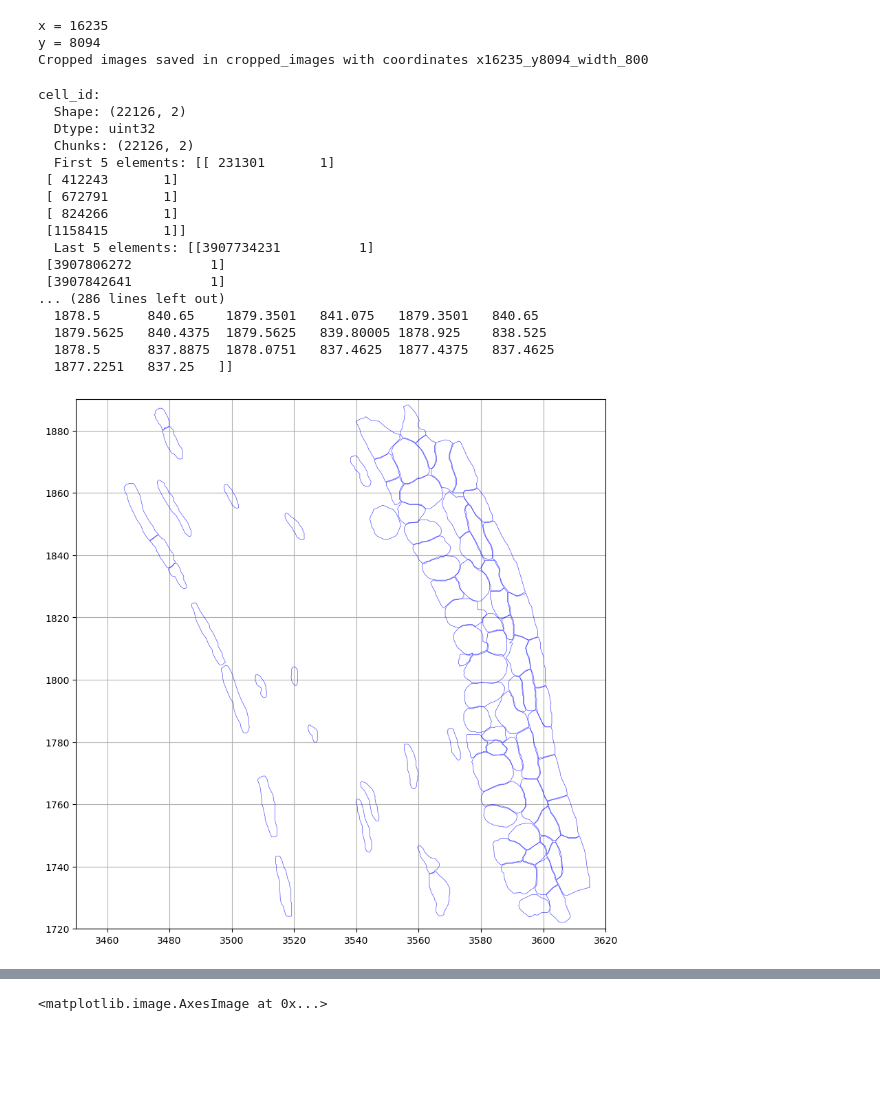
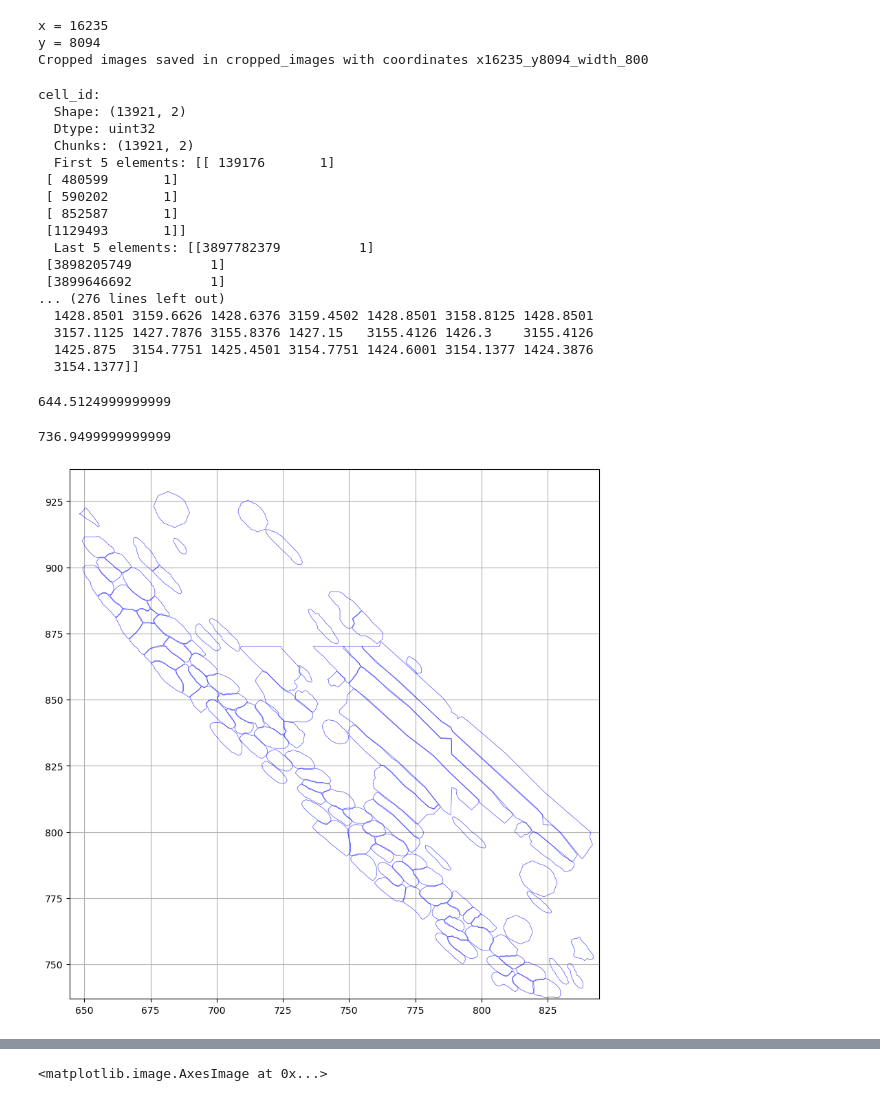
Before and after one commit to xiwang3236/SpatialOmics_cellpose, a Jupyter notebook: utils/crop_region_and_calculate_IOU.ipynb, the cells around one changed output, grey strips where cells are left out. Saved outputs shown, nothing was run; the diff lists cells and outputs as text; code cells hidden in the pictures; blank space fills up the shorter version.

```diff
--- a/utils/crop_region_and_calculate_IOU.ipynb
+++ b/utils/crop_region_and_calculate_IOU.ipynb
@@ -65,7 +65,7 @@ def open_zarr(path: str) -> zarr.Group:
     )
     return zarr.group(store=store)
 
-root = open_zarr("D:/drive/OneDrive - Case Western Reserve University/FILE/RESEARCH/Xenium_outputs/XeniumCornea/output-XETG00245__0034188__1782od__20240613__195055/cells.zarr.zip")
+root = open_zarr("G:\Alexis_data\Project\SpatialOmics_cellpose\data5k\output-XETG00245__0041374__Section_1_1886OD__20250326__175738\cells.zarr.zip")
 # Create cell and nucleus segmentation mask np array objects to read or modify
 cellseg_mask = np.array(root["masks"][1])
 nucseg_mask = np.array(root["masks"][0])
@@ -90,22 +90,30 @@ def print_zarr_contents(group, indent=""):
 print_zarr_contents(root)
 # %% [output]
 cell_id:
-  Shape: (22126, 2)
+  Shape: (13921, 2)
   Dtype: uint32
-  Chunks: (22126, 2)
-  First 5 elements: [[ 231301       1]
- [ 412243       1]
- [ 672791       1]
- [ 824266       1]
- [1158415       1]]
-  Last 5 elements: [[3907734231          1]
- [3907806272          1]
- [3907842641          1]
-... (286 lines left out)
-  1878.5      840.65    1879.3501   841.075   1879.3501   840.65
-  1879.5625   840.4375  1879.5625   839.80005 1878.925    838.525
-  1878.5      837.8875  1878.0751   837.4625  1877.4375   837.4625
-  1877.2251   837.25   ]]
+  Chunks: (13921, 2)
+  First 5 elements: [[ 139176       1]
+ [ 480599       1]
+ [ 590202       1]
+ [ 852587       1]
+ [1129493       1]]
+  Last 5 elements: [[3897782379          1]
+ [3898205749          1]
+ [3899646692          1]
+... (276 lines left out)
+  1428.8501 3159.6626 1428.6376 3159.4502 1428.8501 3158.8125 1428.8501
+  3157.1125 1427.7876 3155.8376 1427.15   3155.4126 1426.3    3155.4126
+  1425.875  3154.7751 1425.4501 3154.7751 1424.6001 3154.1377 1424.3876
+  3154.1377]]
+# %%
+3033*0.2125
+# %% [output]
+644.5124999999999
+# %%
+3468*0.2125
+# %% [output]
+736.9499999999999
 # %%
 # Show the plot of select region of polygons
 import numpy as np
@@ -119,12 +127,12 @@ polygon_set = root['polygon_sets']['1']
 num_vertices = polygon_set['num_vertices'][:]
 vertices = polygon_set['vertices'][:]
 
-start_x = 3450
-start_y = 1720
+start_x = 644.5124999999999
+start_y = 736.9499999999999
 
 # Define the cropping region
-x_min, x_max = start_x, start_x + 170  # Adjust these values based on your dataset
-y_min, y_max = start_y, start_y + 170  # Adjust these values based on your dataset
+x_min, x_max = start_x, start_x + 200  # Adjust these values based on your dataset
+y_min, y_max = start_y, start_y + 200  # Adjust these values based on your dataset
 
 # Collect polygons without flipping
 all_polygons = []
@@ -146,31 +154,31 @@ for i in range(len(num_vertices)):
         # Close the polygon by appending the first point to the end
         x_coords = np.append(x_coords, x_coords[0])
         y_coords = np.append(y_coords, y_coords[0])
 
         # Combine x and y into coordinates
         polygon_coords = np.column_stack((x_coords, y_coords))
         all_polygons.append(polygon_coords)
 
 # Create a LineCollection for efficient plotting
 line_collection = LineCollection(all_polygons, linewidths=0.5, colors='blue', alpha=0.7)
 
 # Plot all polygons
 fig, ax = plt.subplots(figsize=(10, 10))
 
 # Set equal aspect ratio to ensure the coordinate system looks square
 ax.set_aspect('equal')
 
 # Add grid for better visibility
 ax.grid(True)
 
 # Add the polygon collection to the plot
 ax.add_collection(line_collection)
 
 # Set the x and y limits to crop the plot
 ax.set_xlim([x_min, x_max])
 ax.set_ylim([y_min, y_max])
 
 # Show the plot
 plt.show()
 # %% [output]
-[figure, old version]
+[figure, new version]
```
Also changed, not shown: parts of 10 cells of this notebook, 2 other files.
